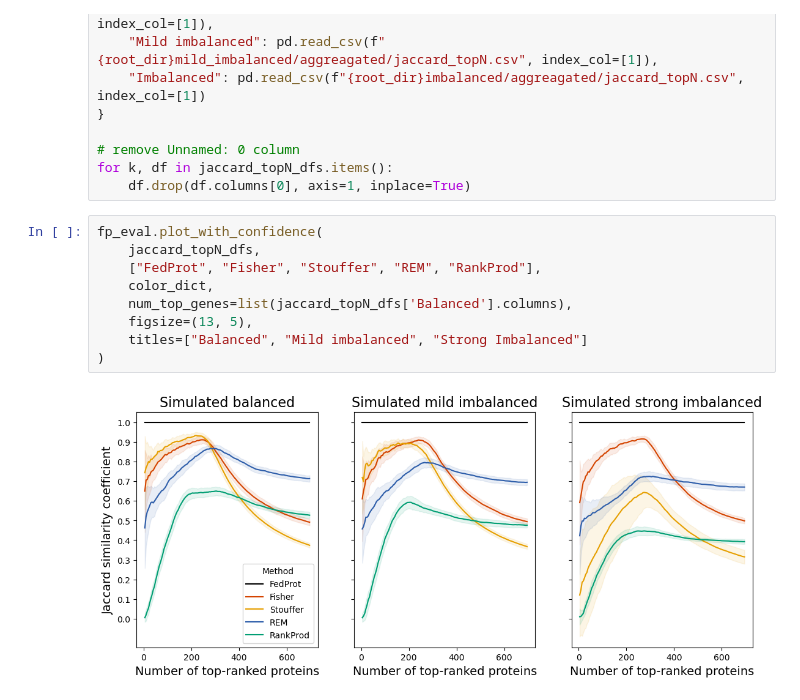
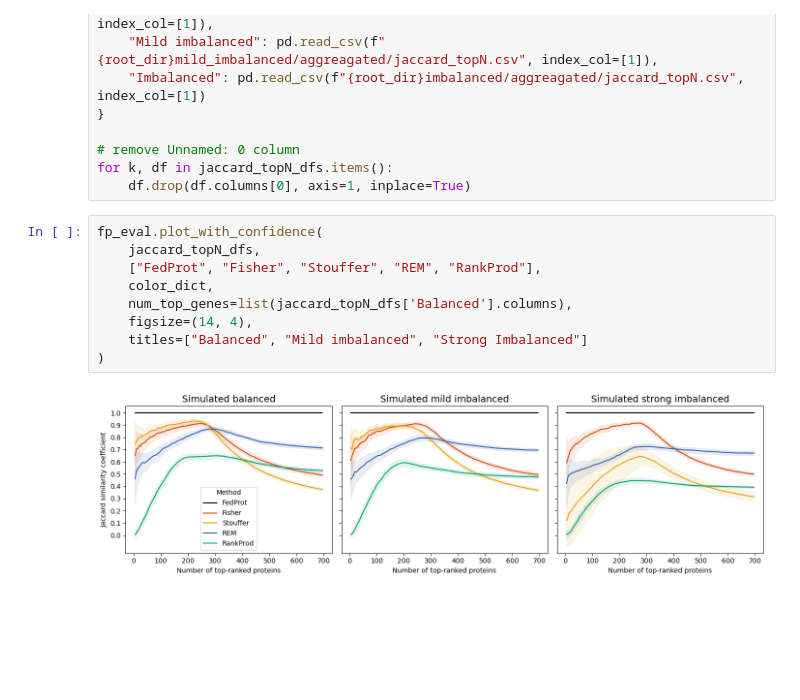
Before and after one commit to Freddsle/FedProt, a Jupyter notebook: evaluation/simulated/03_plot_results.ipynb, the cells around one changed output. Cells and saved outputs as stored; diff of their text form; blank space fills up the shorter version.

```diff
--- a/evaluation/simulated/03_plot_results.ipynb
+++ b/evaluation/simulated/03_plot_results.ipynb
@@ -204,11 +207,11 @@ for k, df in jaccard_topN_dfs.items():
 # %%
 fp_eval.plot_with_confidence(
     jaccard_topN_dfs,
     ["FedProt", "Fisher", "Stouffer", "REM", "RankProd"],
     color_dict,
     num_top_genes=list(jaccard_topN_dfs['Balanced'].columns),
-    figsize=(13, 5),
+    figsize=(14, 4),
     titles=["Balanced", "Mild imbalanced", "Strong Imbalanced"]
 )
 # %% [output]
-[figure, old version]
+[figure, new version]
```
Also changed, not shown: parts of 2 cells of this notebook, 27 other files.
